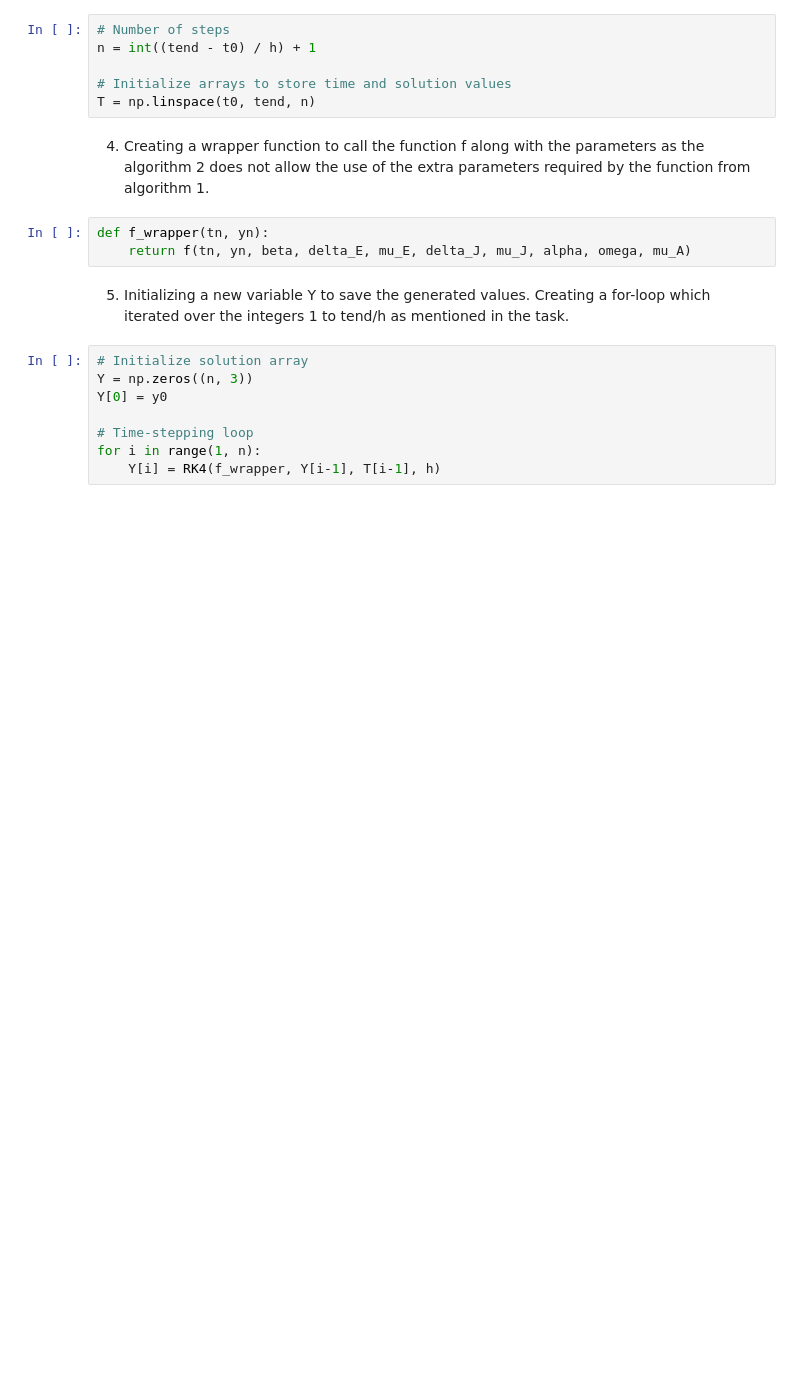
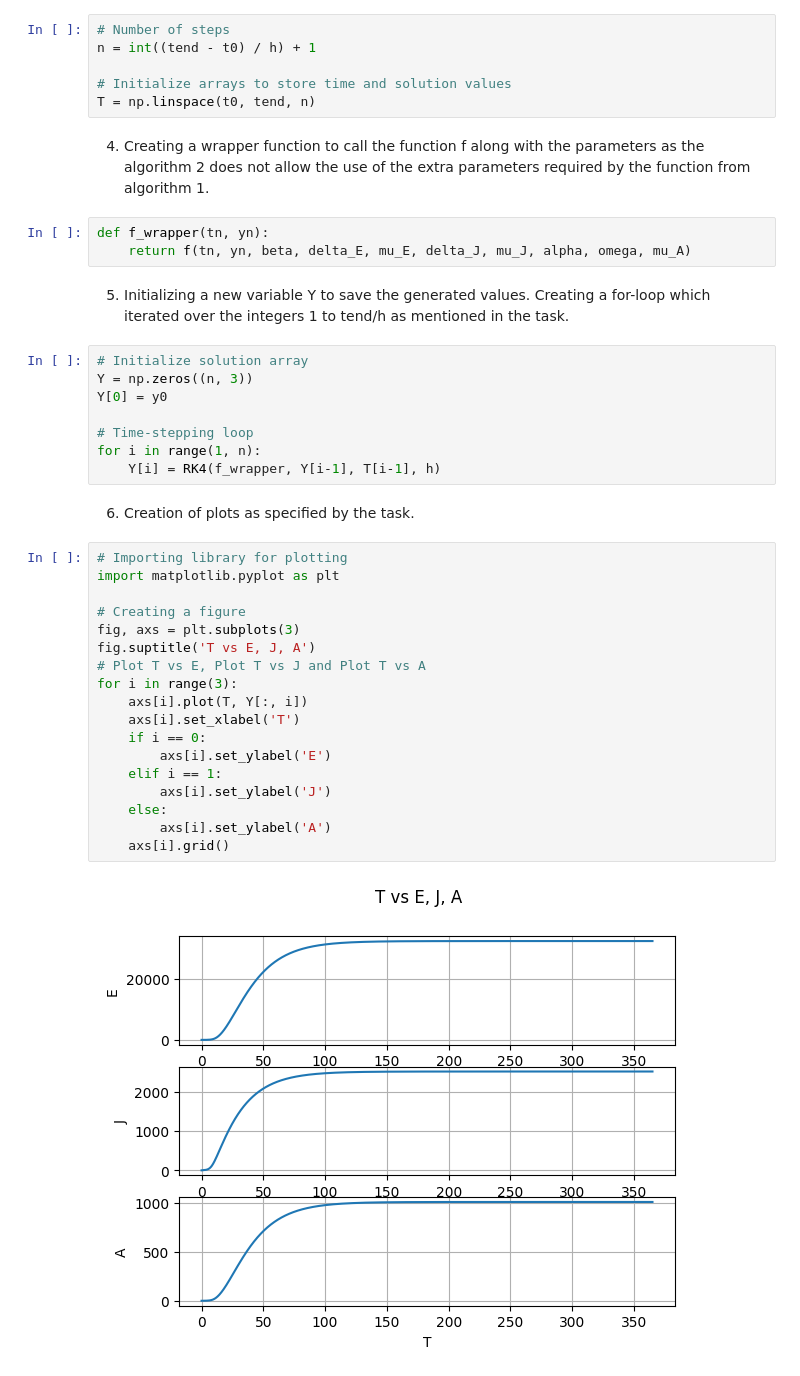
Before and after one commit to jaykarippacheriljacob/VBD_MODE_Interview_Exercise, a Jupyter notebook: task.ipynb, the cells around one changed output. Cells and saved outputs as stored; diff of their text form; blank space fills up the shorter version.

Commit message:
Rev.6 Created the plots, the last point in the task using matplotlib library.

```diff
--- a/task.ipynb
+++ b/task.ipynb
@@ -61,3 +61,25 @@ Y[0] = y0
 # Time-stepping loop
 for i in range(1, n):
     Y[i] = RK4(f_wrapper, Y[i-1], T[i-1], h)
+# %% [markdown]
+6.  Creation of plots as specified by the task.
+# %%
+# Importing library for plotting
+import matplotlib.pyplot as plt
+
+# Creating a figure
+fig, axs = plt.subplots(3)
+fig.suptitle('T vs E, J, A')
+# Plot T vs E, Plot T vs J and Plot T vs A
+for i in range(3):
+    axs[i].plot(T, Y[:, i])
+    axs[i].set_xlabel('T')
+    if i == 0:
+        axs[i].set_ylabel('E')
+    elif i == 1:
+        axs[i].set_ylabel('J')
+    else:
+        axs[i].set_ylabel('A')
+    axs[i].grid()
+# %% [output]
+[figure, added]
```
